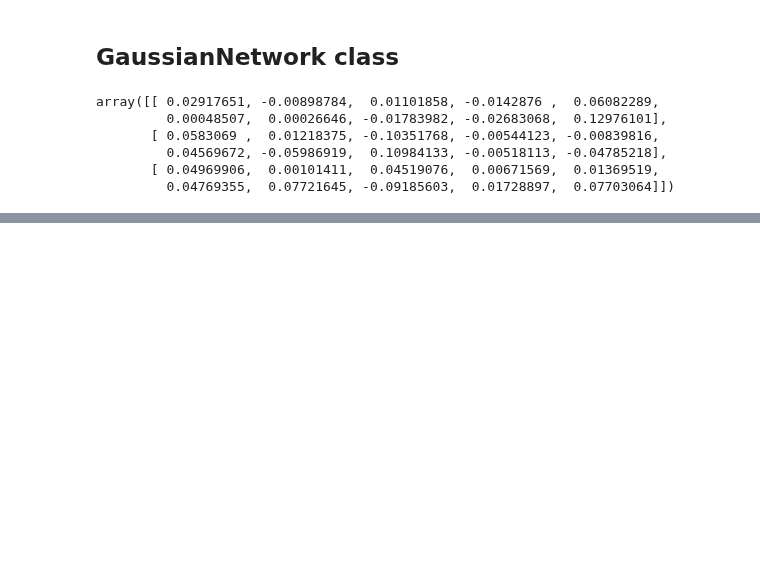
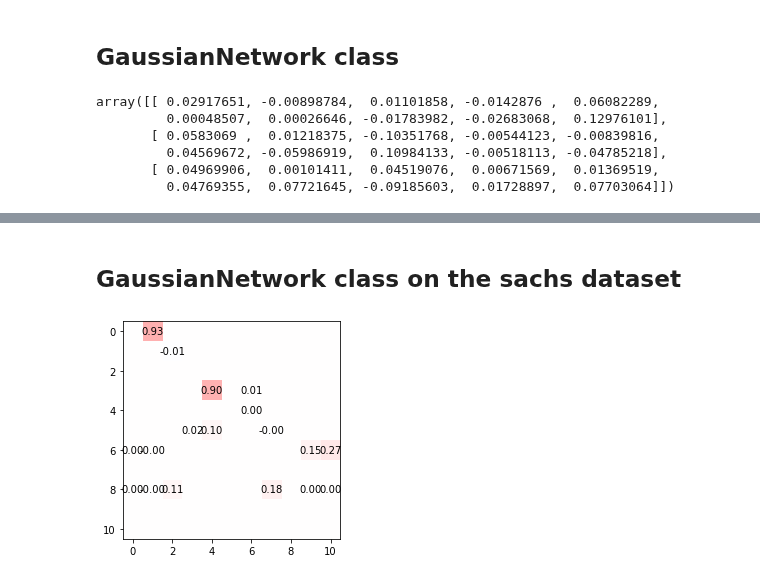
Before and after one commit to juangamella/gnies-paper, a Jupyter notebook: validate_hybrid_data.ipynb, the cells around one changed output, grey strips where cells are left out. Cells and saved outputs as stored; diff of their text form; code cells hidden in the pictures; blank space fills up the shorter version.

```diff
--- a/validate_hybrid_data.ipynb
+++ b/validate_hybrid_data.ipynb
@@ -110,0 +111,11 @@ for i,cov in enumerate(abs(covs0-covs1)):
+# %% [markdown]
+## GaussianNetwork class on the sachs dataset
+# %%
+import src.sachs as sachs
+data = sachs.load_data()
+graph = dict(sachs.DAGs)['consensus']
+network = GaussianNetwork(graph, data)
+# %%
+plot_matrix(network.B)
+# %% [output]
+[figure, added]
```
Also changed, not shown: parts of 4 cells of this notebook, 1 other file.
